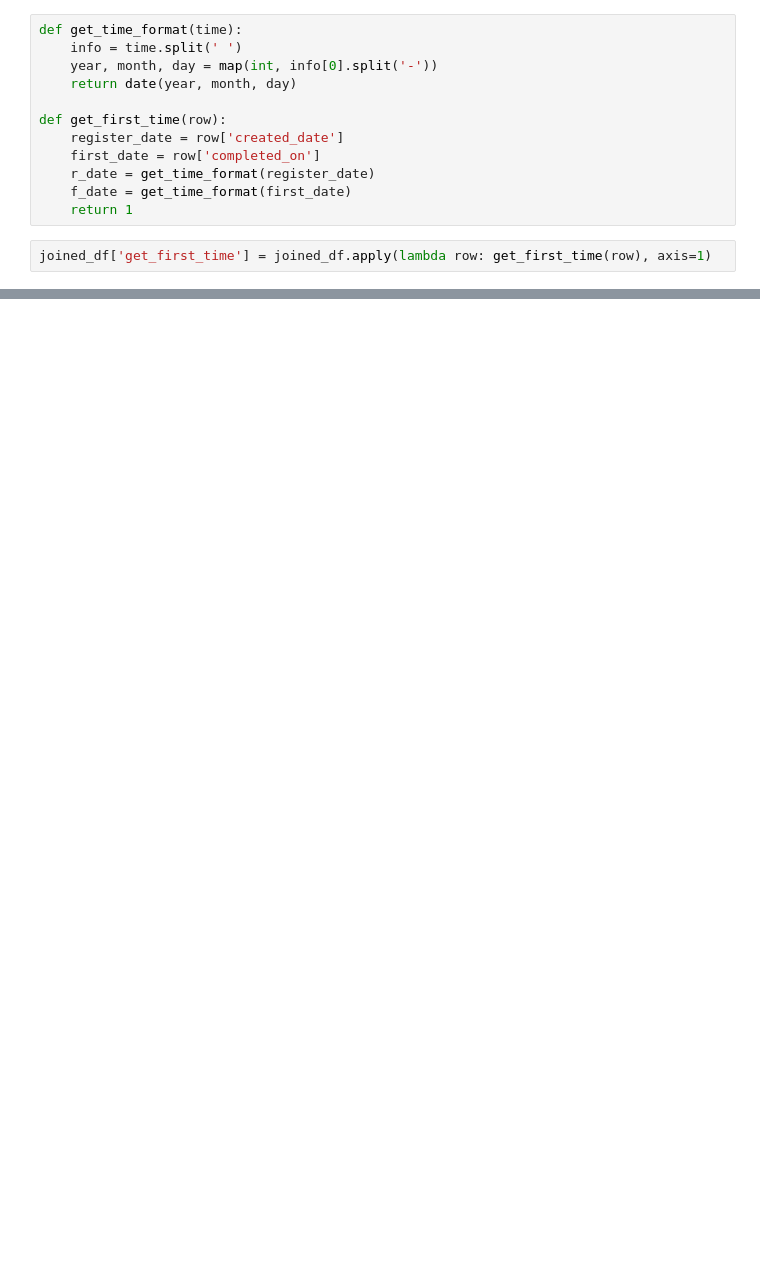
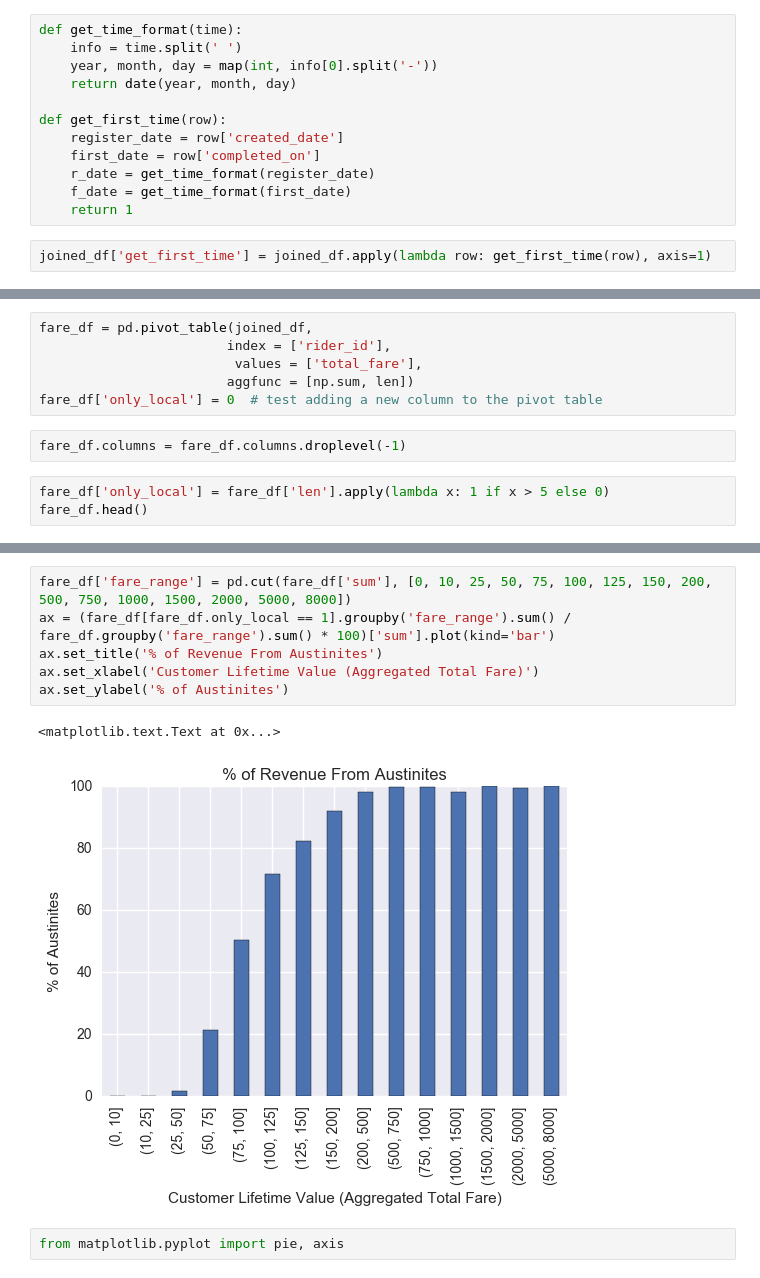
Before and after one commit to alvin319/book-notes, a Jupyter notebook: ride_austin/ride_austin_hackathon.ipynb, the cells around one changed output, grey strips where cells are left out. Drawn from its saved outputs; the diff is of its cells as text; blank space fills up the shorter version.

```diff
--- a/ride_austin/ride_austin_hackathon.ipynb
+++ b/ride_austin/ride_austin_hackathon.ipynb
@@ -63,0 +30,11 @@ joined_df['get_first_time']
+# %%
+fare_df = pd.pivot_table(joined_df,
+                        index = ['rider_id'],
+                         values = ['total_fare'],
+                        aggfunc = [np.sum, len])
+fare_df['only_local'] = 0  # test adding a new column to the pivot table
+# %%
+fare_df.columns = fare_df.columns.droplevel(-1)
+# %%
+fare_df['only_local'] = fare_df['len'].apply(lambda x: 1 if x > 5 else 0)
+fare_df.head()
@@ -63,0 +71,11 @@ joined_df['get_first_time']
+# %%
+fare_df['fare_range'] = pd.cut(fare_df['sum'], [0, 10, 25, 50, 75, 100, 125, 150, 200, 500, 750, 1000, 1500, 2000, 5000, 8000])
+ax = (fare_df[fare_df.only_local == 1].groupby('fare_range').sum() / fare_df.groupby('fare_range').sum() * 100)['sum'].plot(kind='bar')
+ax.set_title('% of Revenue From Austinites')
+ax.set_xlabel('Customer Lifetime Value (Aggregated Total Fare)')
+ax.set_ylabel('% of Austinites')
+# %% [output]
+<matplotlib.text.Text at 0x...>
+[figure, added]
+# %%
+from matplotlib.pyplot import pie, axis
```
Also changed, not shown: parts of 9 cells of this notebook.
